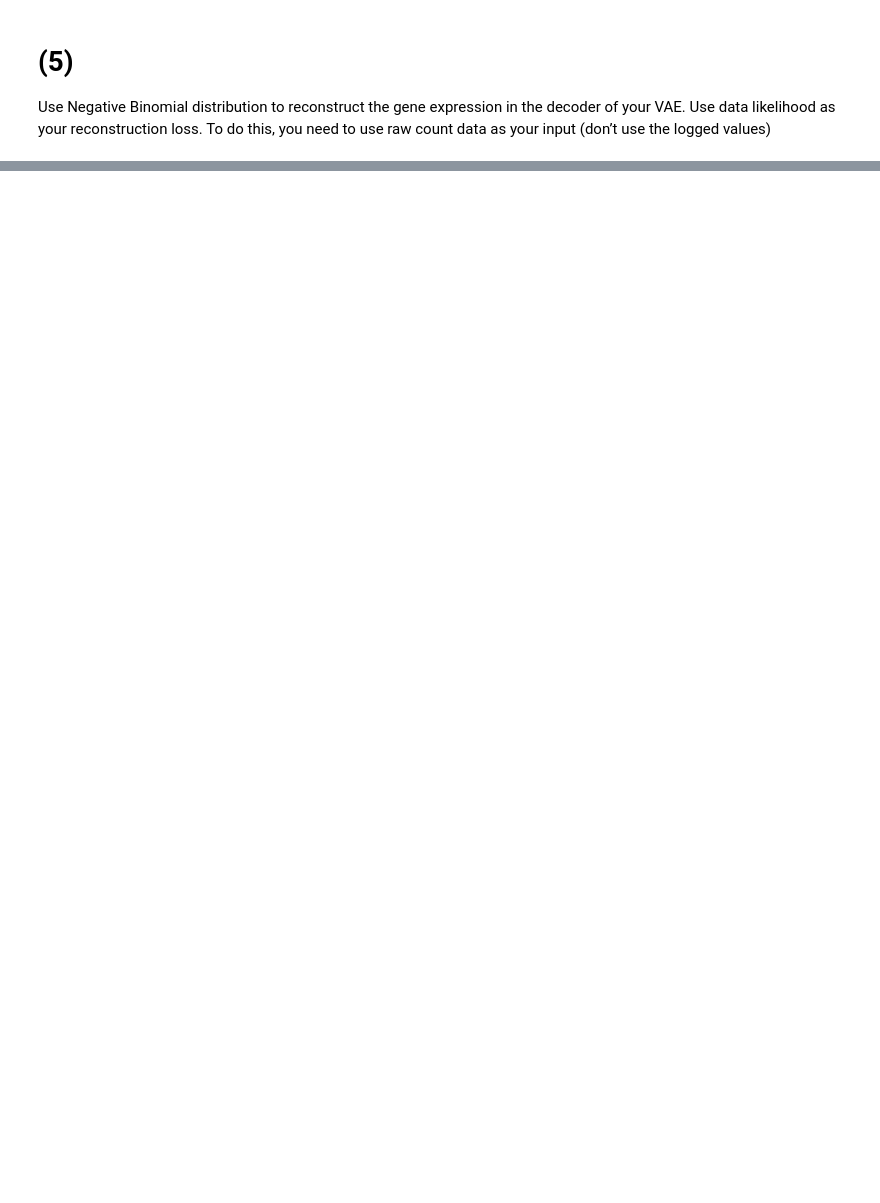
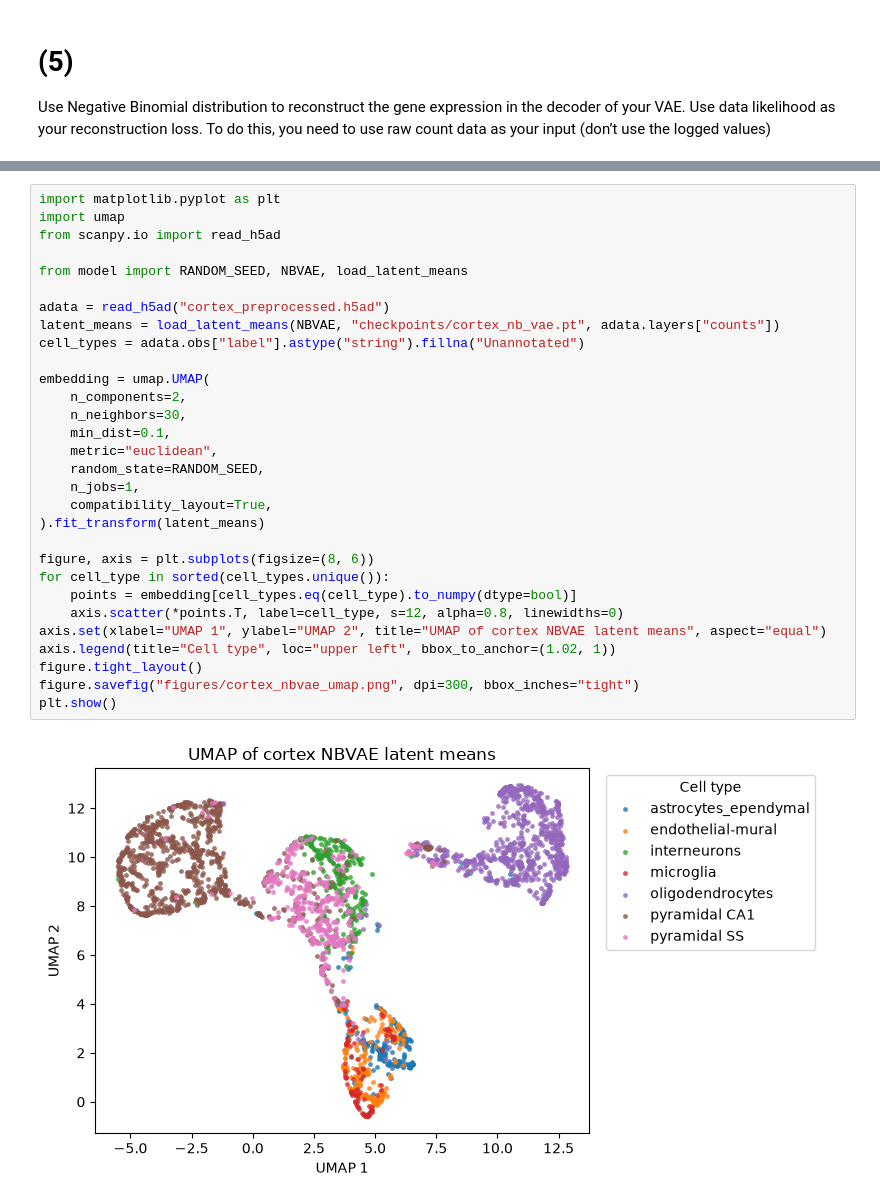
Before and after one commit to 6x7p3/lab_entry_test, a Jupyter notebook: Question_1/Problem 1.ipynb, the cells around one changed output, grey strips where cells are left out. Cells and saved outputs as stored; diff of their text form; blank space fills up the shorter version.

```diff
--- a/Question_1/Problem 1.ipynb
+++ b/Question_1/Problem 1.ipynb
@@ -504,0 +121,32 @@ Epoch 30 | NB NLL 11828.22 | KL 53.45 | total 11881.68 | max logvar -1.80
+# %%
+import matplotlib.pyplot as plt
+import umap
+from scanpy.io import read_h5ad
+
+from model import RANDOM_SEED, NBVAE, load_latent_means
+
+adata = read_h5ad("cortex_preprocessed.h5ad")
+latent_means = load_latent_means(NBVAE, "checkpoints/cortex_nb_vae.pt", adata.layers["counts"])
+cell_types = adata.obs["label"].astype("string").fillna("Unannotated")
+
+embedding = umap.UMAP(
+    n_components=2,
+    n_neighbors=30,
+    min_dist=0.1,
+    metric="euclidean",
+    random_state=RANDOM_SEED,
+    n_jobs=1,
+    compatibility_layout=True,
+).fit_transform(latent_means)
+
+figure, axis = plt.subplots(figsize=(8, 6))
+for cell_type in sorted(cell_types.unique()):
+    points = embedding[cell_types.eq(cell_type).to_numpy(dtype=bool)]
+    axis.scatter(*points.T, label=cell_type, s=12, alpha=0.8, linewidths=0)
+axis.set(xlabel="UMAP 1", ylabel="UMAP 2", title="UMAP of cortex NBVAE latent means", aspect="equal")
+axis.legend(title="Cell type", loc="upper left", bbox_to_anchor=(1.02, 1))
+figure.tight_layout()
+figure.savefig("figures/cortex_nbvae_umap.png", dpi=300, bbox_inches="tight")
+plt.show()
+# %% [output]
+[figure, added]
```
Also changed, not shown: parts of 20 cells of this notebook, 49 other files.
